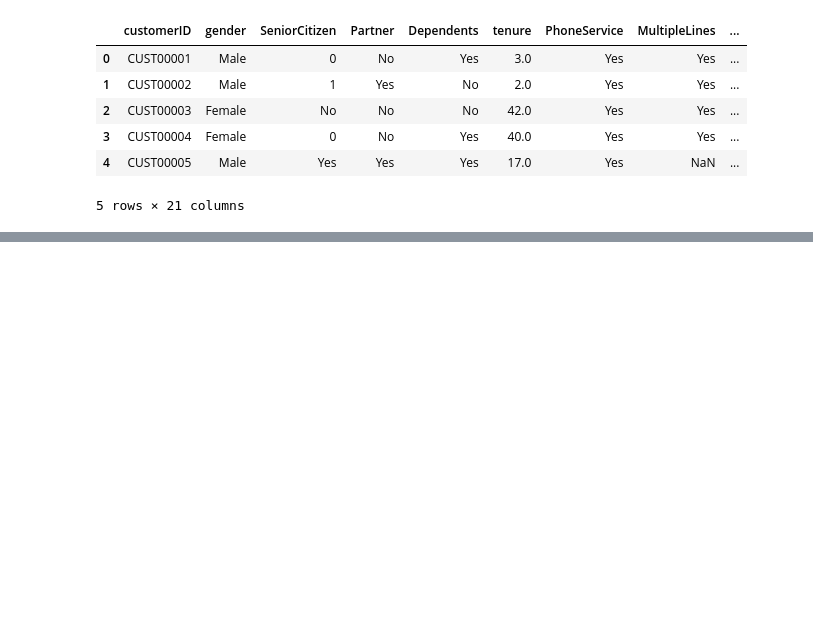
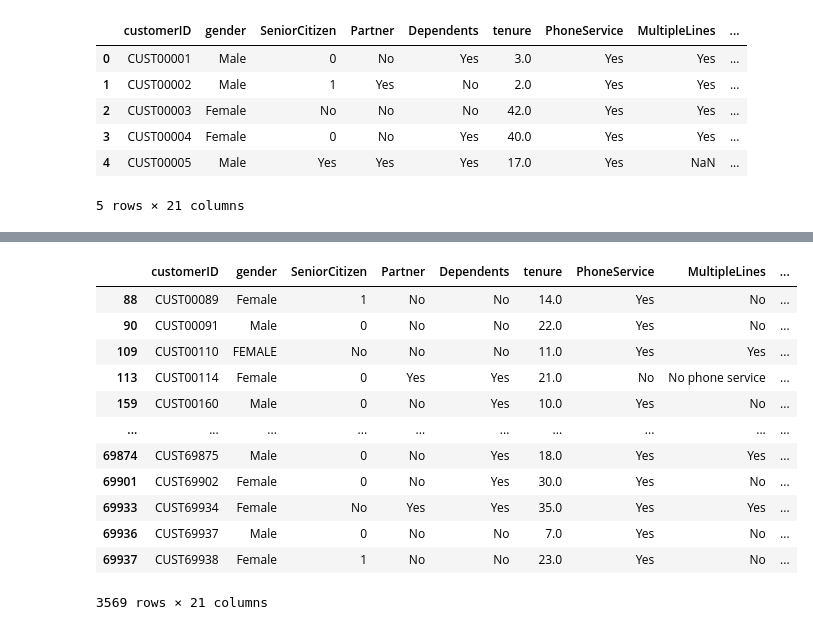
Before and after one commit to linda-bsharat/telco-customer-churn-prediction, a Jupyter notebook: notebooks/01_data_cleaning_and_eda.ipynb, the cells around one changed output, grey strips where cells are left out. Cells and saved outputs as stored; diff of their text form; code cells hidden in the pictures; blank space fills up the shorter version.

```diff
--- a/notebooks/01_data_cleaning_and_eda.ipynb
+++ b/notebooks/01_data_cleaning_and_eda.ipynb
@@ -14,7 +14,11 @@ import matplotlib.pyplot as plt
 # importing data
 #///////////////////////////////////
 
-df = pd.read_csv('telco_customer_data_v2.csv')
+
+
+url = "https://raw.githubusercontent.com/linda-bsharat/telco-customer-churn-prediction/main/data/telco_customer_data_v2.csv"
+df = pd.read_csv(url)
+
 df.head()
 # %% [output]
 |  | customerID | gender | SeniorCitizen | Partner | Dependents | tenure | PhoneService | MultipleLines | ... |
@@ -26,0 +92,23 @@ df.head()
+# %%
+# =========================
+# Fix TotalCharges type
+# =========================
+
+df["TotalCharges"] = pd.to_numeric(df["TotalCharges"], errors="coerce")
+
+# =========================
+# Handle numeric missing (tenure, MonthlyCharges)
+# =========================
+
+df["tenure"] = df["tenure"].fillna(df["tenure"].median())
+df["MonthlyCharges"] = df["MonthlyCharges"].fillna(df["MonthlyCharges"].median())
+
+# =========================
+# Impute TotalCharges using tenure * MonthlyCharges
+# =========================
+
+mask = df["TotalCharges"].isna()
+
+df.loc[mask, "TotalCharges"] = (
+    df.loc[mask, "tenure"] * df.loc[mask, "MonthlyCharges"]
+)
@@ -26,0 +136,7 @@ df.head()
+# %%
+# =========================
+# Handle demographic missing values
+# =========================
+
+df["gender"] = df["gender"].fillna(df["gender"].mode()[0])
+df["SeniorCitizen"] = df["SeniorCitizen"].fillna(df["SeniorCitizen"].mode()[0])
@@ -26,0 +162,16 @@ df.head()
+# %%
+df[df["PaymentMethod"].isna()]
+# %% [output]
+|  | customerID | gender | SeniorCitizen | Partner | Dependents | tenure | PhoneService | MultipleLines | ... |
+| 88 | CUST00089 | Female | 1 | No | No | 14.0 | Yes | No | ... |
+| 90 | CUST00091 | Male | 0 | No | No | 22.0 | Yes | No | ... |
+| 109 | CUST00110 | FEMALE | No | No | No | 11.0 | Yes | Yes | ... |
+| 113 | CUST00114 | Female | 0 | Yes | Yes | 21.0 | No | No phone service | ... |
+| 159 | CUST00160 | Male | 0 | No | Yes | 10.0 | Yes | No | ... |
+| ... | ... | ... | ... | ... | ... | ... | ... | ... | ... |
+| 69874 | CUST69875 | Male | 0 | No | Yes | 18.0 | Yes | Yes | ... |
+| 69901 | CUST69902 | Female | 0 | No | Yes | 30.0 | Yes | No | ... |
+| 69933 | CUST69934 | Female | No | Yes | Yes | 35.0 | Yes | Yes | ... |
+| 69936 | CUST69937 | Male | 0 | No | No | 7.0 | Yes | No | ... |
+| 69937 | CUST69938 | Female | 1 | No | No | 23.0 | Yes | No | ... |
+3569 rows × 21 columns
```
Also changed, not shown: parts of 9 cells of this notebook.
